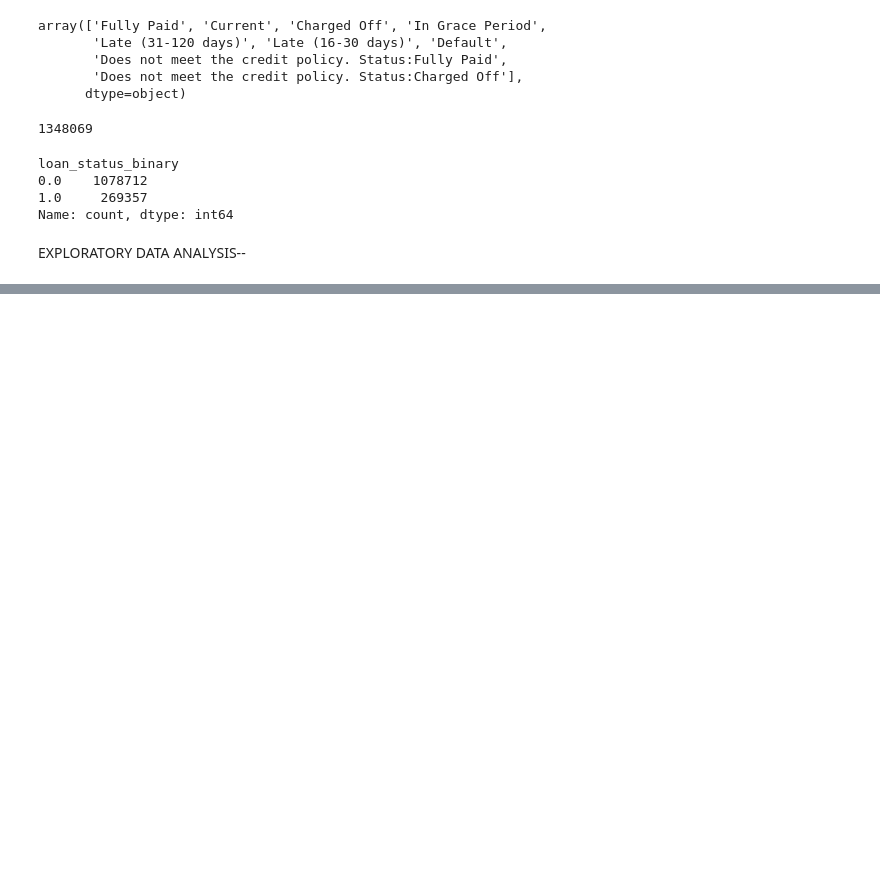
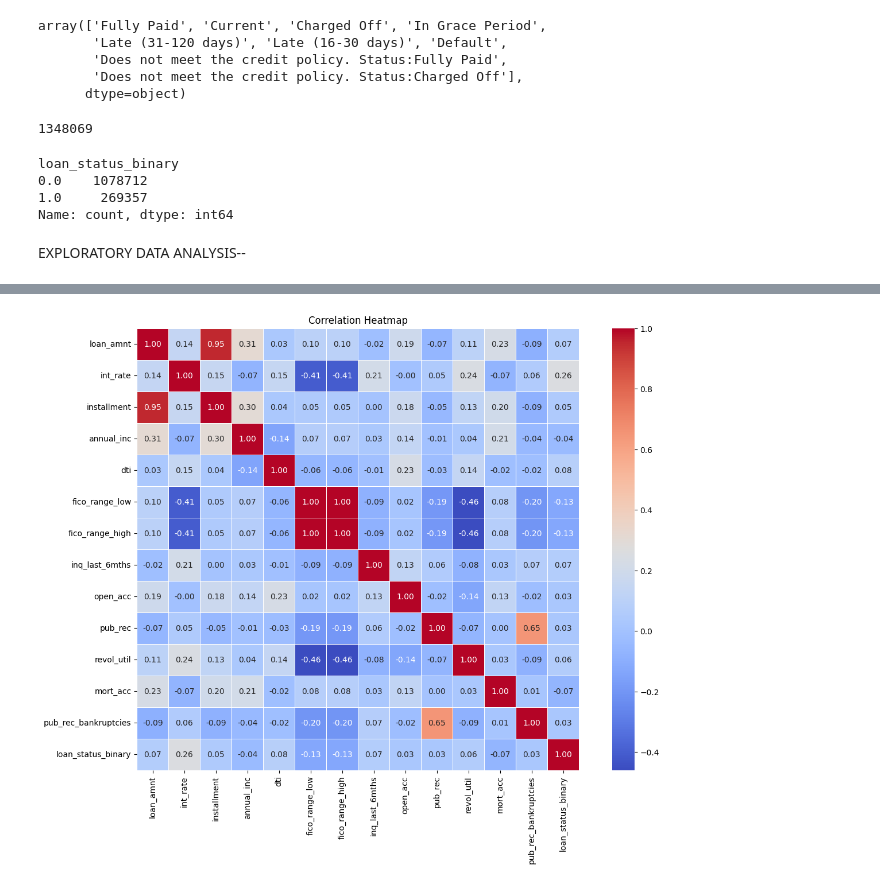
Before and after one commit to BeenishJahan/Linear_Regression_2, a Jupyter notebook: model.ipynb, the cells around one changed output, grey strips where cells are left out. Saved outputs shown, nothing was run; the diff lists cells and outputs as text; code cells hidden in the pictures; blank space fills up the shorter version.

```diff
--- a/model.ipynb
+++ b/model.ipynb
@@ -249,0 +258,15 @@ Passing `palette` without assigning `hue` is deprecated and will be removed in v
+# %%
+# Correlaion heatmap--
+plt.figure(figsize=(15,10))
+sns.heatmap(data.corr(numeric_only=True),
+            center=None,
+            annot = True,
+            cmap='coolwarm',
+            fmt= '.2f',
+            square=True,
+            linewidth=0.5)
+plt.title("Correlation Heatmap")
+
+plt.show()
+# %% [output]
+[figure, added]
```
Also changed, not shown: parts of 2 cells of this notebook.
